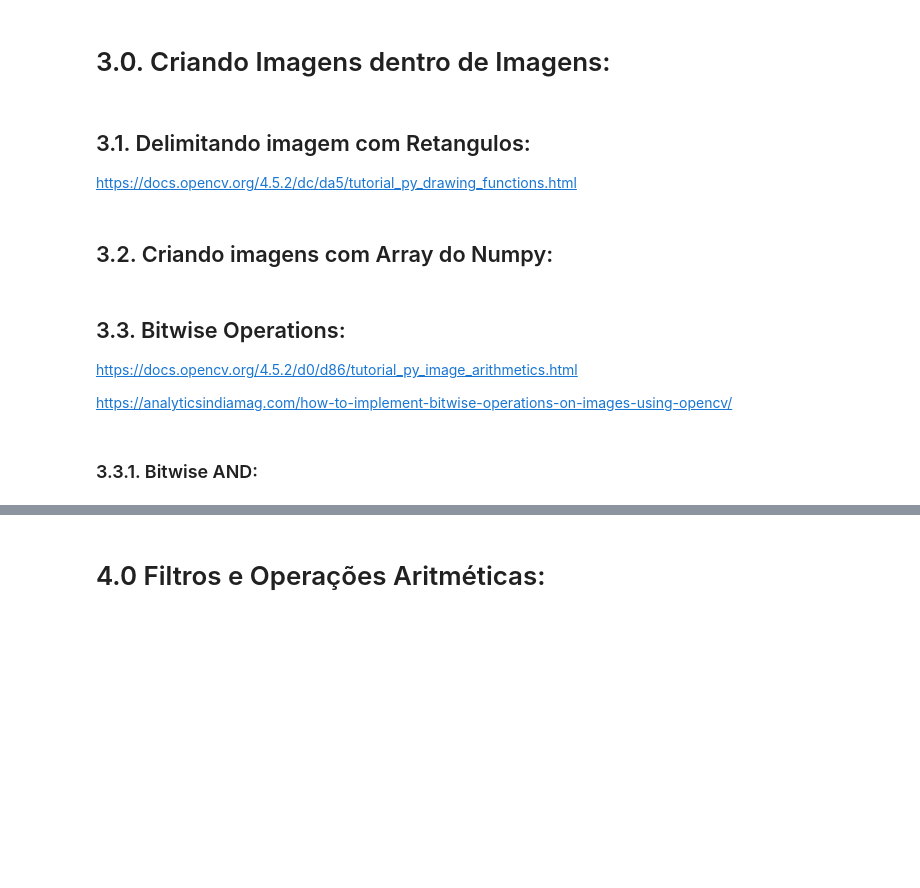
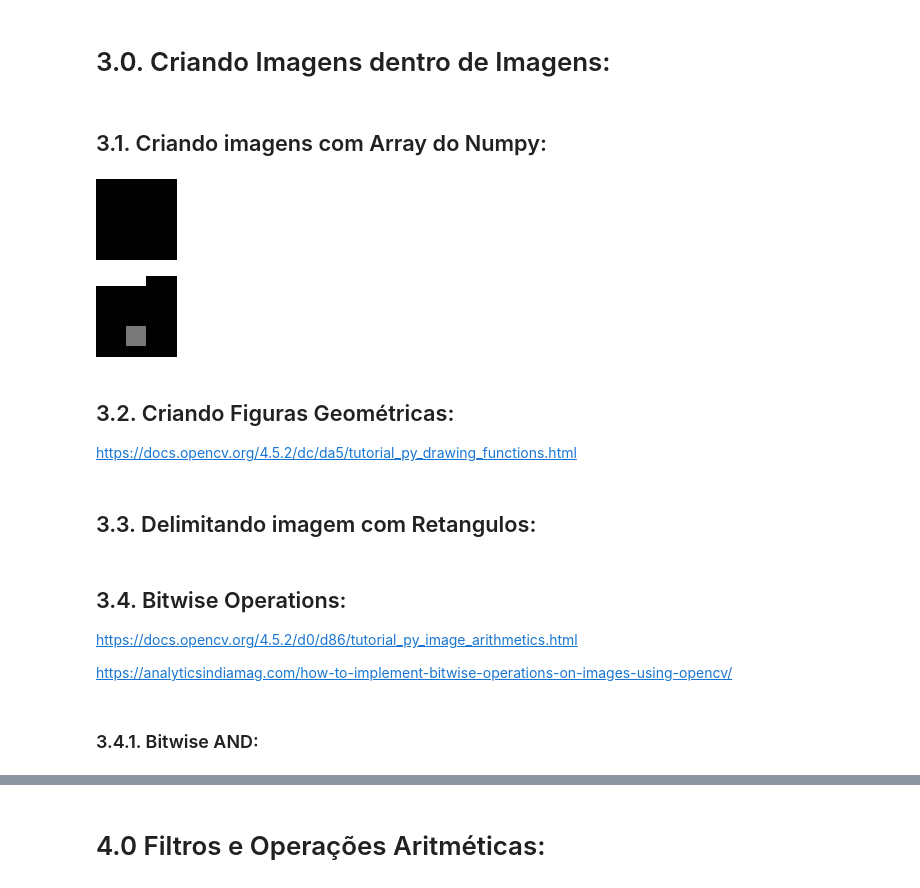
Before and after one commit to GabrielTrentino/Bootcamps-Masterclass, a Jupyter notebook: 02 - Masterclass/02.1 - SIGMOIDAL - Visão Computacional/Manipulações_Básicas_com_Open_CV.ipynb, the cells around one changed output, grey strips where cells are left out. Saved outputs shown, nothing was run; the diff lists cells and outputs as text; code cells hidden in the pictures; blank space fills up the shorter version.

```diff
--- a/02 - Masterclass/02.1 - SIGMOIDAL - Visão Computacional/Manipulações_Básicas_com_Open_CV.ipynb
+++ b/02 - Masterclass/02.1 - SIGMOIDAL - Visão Computacional/Manipulações_Básicas_com_Open_CV.ipynb
@@ -229,18 +229,32 @@ cv2_imshow(cropped_image)
 [figure]
 # %% [markdown]
 # 3.0. Criando Imagens dentro de Imagens:
+# %% [markdown]
+## 3.1. Criando imagens com Array do Numpy:
+# %%
+# criar uma imagem
+caixa = np.zeros((81,81), dtype=np.uint8)
+cv2_imshow(caixa)
+# %% [output]
+[figure, added]
+# %%
+caixa[0:10, 0:50] = 255
+caixa[50:70, 30:50] = 120
+cv2_imshow(caixa)
+# %% [output]
+[figure, added]
 # %% [markdown]
-## 3.1. Delimitando imagem com Retangulos:
+## 3.2. Criando Figuras Geométricas:
 
 https://docs.opencv.org/4.5.2/dc/da5/tutorial_py_drawing_functions.html
-# %% [markdown]
-## 3.2. Criando imagens com Array do Numpy:
+# %% [markdown]
+## 3.3. Delimitando imagem com Retangulos:
 # %% [markdown]
-## 3.3. Bitwise Operations:
+## 3.4. Bitwise Operations:
 
 https://docs.opencv.org/4.5.2/d0/d86/tutorial_py_image_arithmetics.html
 
 https://analyticsindiamag.com/how-to-implement-bitwise-operations-on-images-using-opencv/
 # %% [markdown]
-### 3.3.1. Bitwise AND:
+### 3.4.1. Bitwise AND:
 # %% [markdown]
```
Also changed, not shown: parts of 10 cells of this notebook.
